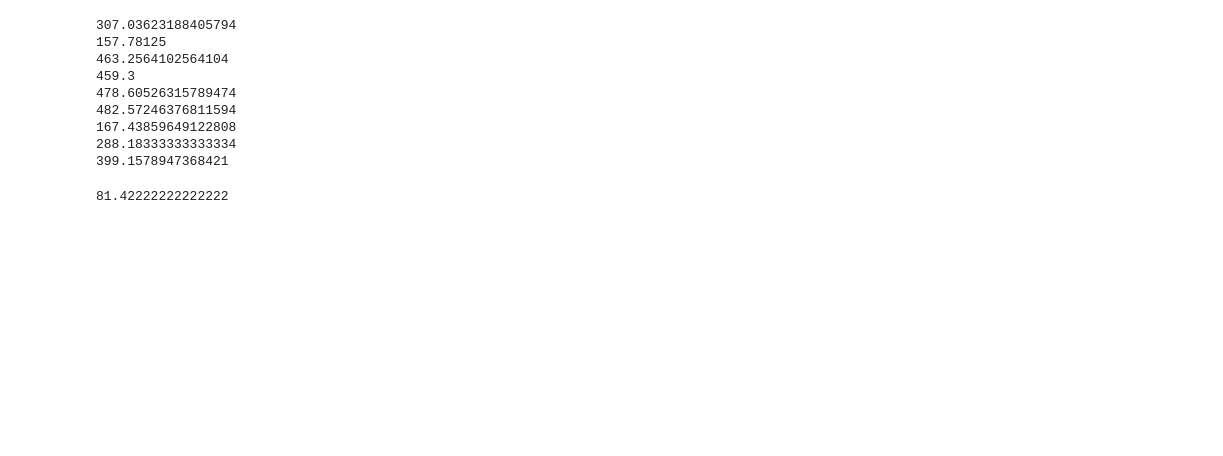
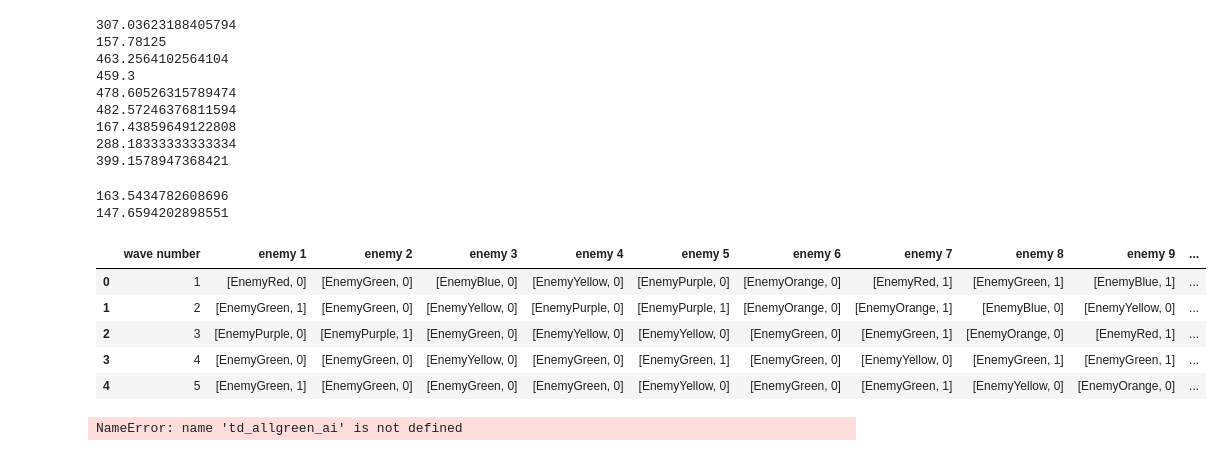
Before and after one commit to raktanaka/tcc-results, a Jupyter notebook: fitness.ipynb, the cells around one changed output. Drawn from its saved outputs; the diff is of its cells as text; code cells hidden in the pictures; blank space fills up the shorter version.

```diff
--- a/fitness.ipynb
+++ b/fitness.ipynb
@@ -712,4 +697,0 @@ ss_redstill_rd
-# %%
-td_allgreen_rd.iloc[:, -1].mean()
-# %% [output]
-81.42222222222222
@@ -736,0 +698,15 @@ print('Desvio Padrão da Random: ' +
+# %%
+#print(ss_yellowmove_ai_stats_1['average damage'][:].mean())
+print(ss_yellowstill_ai_stats_1['average damage'][7:].mean())
+#print(ss_redmove_ai_stats_1['average damage'][:].mean())
+#print(ss_redstill_ai_stats_1['average damage'][:].mean())
+
+# ---------------------------------------------------------------------------- #
+
+#print(ss_yellowmove_ai_stats_2['average damage'][:].mean())
+print(ss_yellowstill_ai_stats_2['average damage'][7:].mean())
+#print(ss_redmove_ai_stats_2['average damage'][:].mean())
+#print(ss_redstill_ai_stats_2['average damage'][:].mean())
+# %% [output]
+163.5434782608696
+147.6594202898551
@@ -736,0 +729,16 @@ print('Desvio Padrão da Random: ' +
+# %%
+td_allgreen_ai_1.head()
+# %% [output]
+|  | wave number | enemy 1 | enemy 2 | enemy 3 | enemy 4 | enemy 5 | enemy 6 | enemy 7 | enemy 8 | enemy 9 | ... |
+| 0 | 1 | [EnemyRed, 0] | [EnemyGreen, 0] | [EnemyBlue, 0] | [EnemyYellow, 0] | [EnemyPurple, 0] | [EnemyOrange, 0] | [EnemyRed, 1] | [EnemyGreen, 1] | [EnemyBlue, 1] | ... |
+| 1 | 2 | [EnemyGreen, 1] | [EnemyGreen, 0] | [EnemyYellow, 0] | [EnemyPurple, 0] | [EnemyPurple, 1] | [EnemyOrange, 0] | [EnemyOrange, 1] | [EnemyBlue, 0] | [EnemyYellow, 0] | ... |
+| 2 | 3 | [EnemyPurple, 0] | [EnemyPurple, 1] | [EnemyGreen, 0] | [EnemyYellow, 0] | [EnemyYellow, 0] | [EnemyGreen, 0] | [EnemyGreen, 1] | [EnemyOrange, 0] | [EnemyRed, 1] | ... |
+| 3 | 4 | [EnemyGreen, 0] | [EnemyGreen, 0] | [EnemyYellow, 0] | [EnemyGreen, 0] | [EnemyGreen, 1] | [EnemyGreen, 0] | [EnemyYellow, 0] | [EnemyGreen, 1] | [EnemyGreen, 1] | ... |
+| 4 | 5 | [EnemyGreen, 1] | [EnemyGreen, 0] | [EnemyGreen, 0] | [EnemyGreen, 0] | [EnemyYellow, 0] | [EnemyGreen, 0] | [EnemyGreen, 1] | [EnemyYellow, 0] | [EnemyOrange, 0] | ... |
+# %%
+td_allgreen_ai_mode = CalcMode(td_allgreen_ai)
+td_allred_ai_mode = CalcMode(td_allred_ai)
+td_greenred_ai_mode = CalcMode(td_greenred_ai)
+td_redgreen_ai_mode = CalcMode(td_redgreen_ai)
+# %% [output]
+NameError: name 'td_allgreen_ai' is not defined
```
Also changed, not shown: parts of 14 cells of this notebook, 2 other files.
